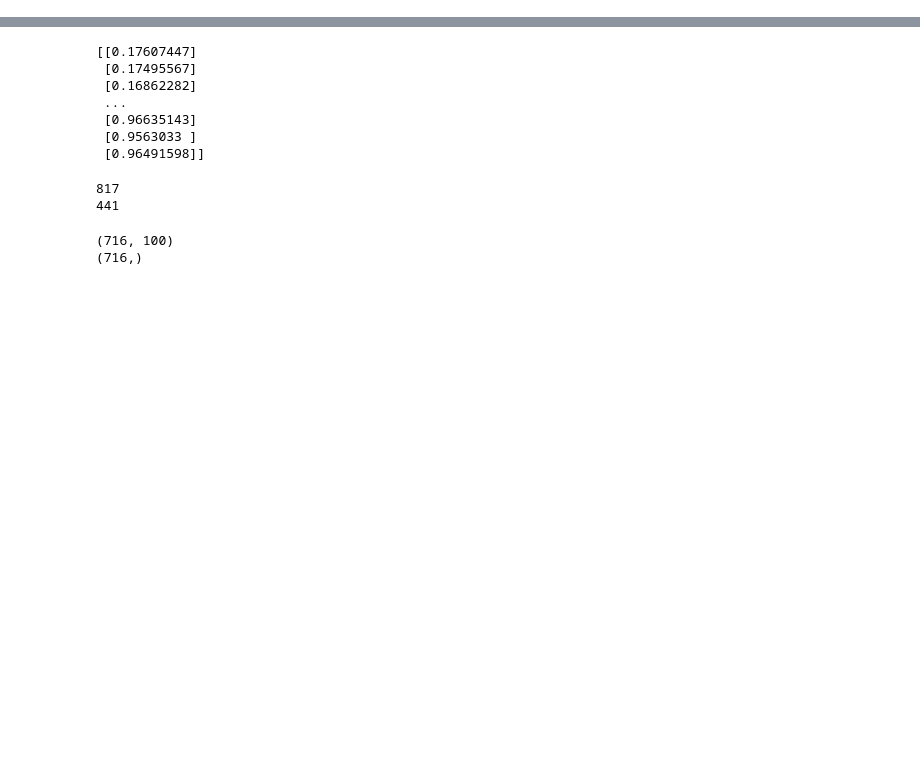
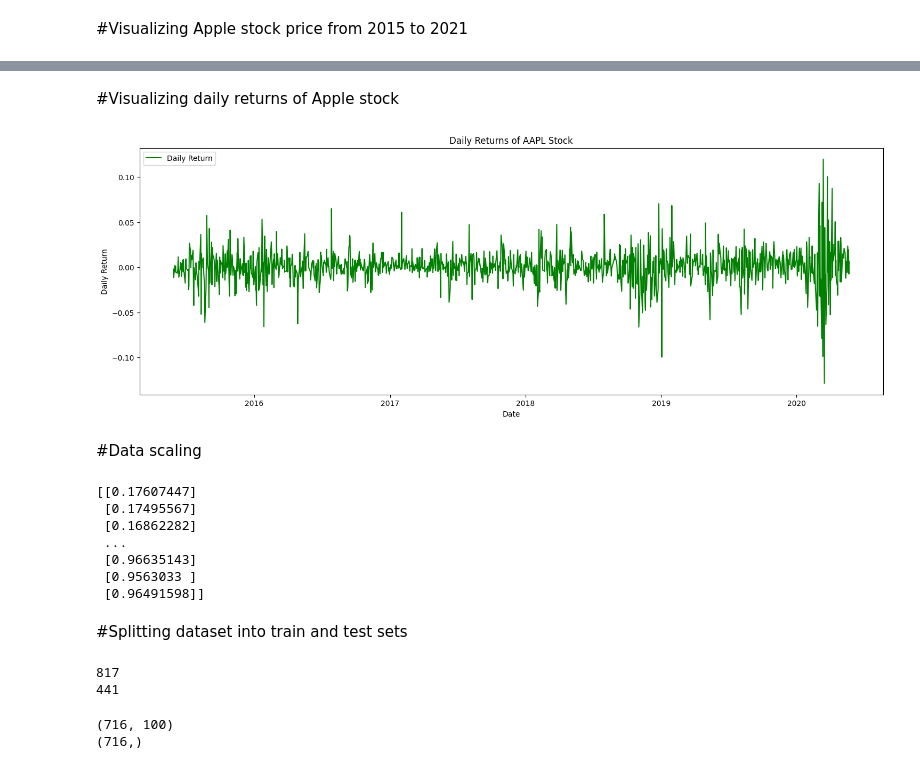
Before and after one commit to abhamidi-1234/Stock-Price-Prediction-using-Stacked-LSTM, a Jupyter notebook: Stock_Price_Prediction_using_Stacked_LSTM.ipynb, the cells around one changed output, grey strips where cells are left out. Cells and saved outputs as stored; diff of their text form; code cells hidden in the pictures; blank space fills up the shorter version.

Commit message:
Added section headings and daily returns graph

```diff
--- a/Stock_Price_Prediction_using_Stacked_LSTM.ipynb
+++ b/Stock_Price_Prediction_using_Stacked_LSTM.ipynb
@@ -28,3 +51,5 @@ df.head()
+# %% [markdown]
+#Visualizing Apple stock price from 2015 to 2021
 # %%
 #figure(figsize=(8, 6), dpi=80)
 fig1 = go.Figure(data=[go.Candlestick(x=df["date"],
@@ -36,6 +61,26 @@ fig1.update_layout(title = "Apple Stock Price Analysis", xaxis_rangeslider_visib
 fig1.show()
 # %% [output]
 [interactive output not drawn]
+# %% [markdown]
+#Visualizing daily returns of Apple stock
+# %%
+df2 = pd.read_csv('AAPL.csv')
+df2['Date'] = pd.to_datetime(df2['date'])
+df2.set_index('Date', inplace=True)
+
+# Calculate and visualize daily returns
+df2['Daily_Return'] = df2['close'].pct_change()
+plt.figure(figsize=(18, 6))
+plt.title('Daily Returns of AAPL Stock')
+plt.plot(df2.index, df2['Daily_Return'], label='Daily Return', color='green')
+plt.xlabel('Date')
+plt.ylabel('Daily Return')
+plt.legend()
+plt.show()
+# %% [output]
+[figure, added]
+# %% [markdown]
+#Data scaling
 # %%
 #Scale the data
 df1=df.reset_index()['close']
@@ -50,4 +95,6 @@ print(df1)
  [0.96635143]
  [0.9563033 ]
  [0.96491598]]
+# %% [markdown]
+#Splitting dataset into train and test sets
 # %%
```
Also changed, not shown: parts of 20 cells of this notebook.
